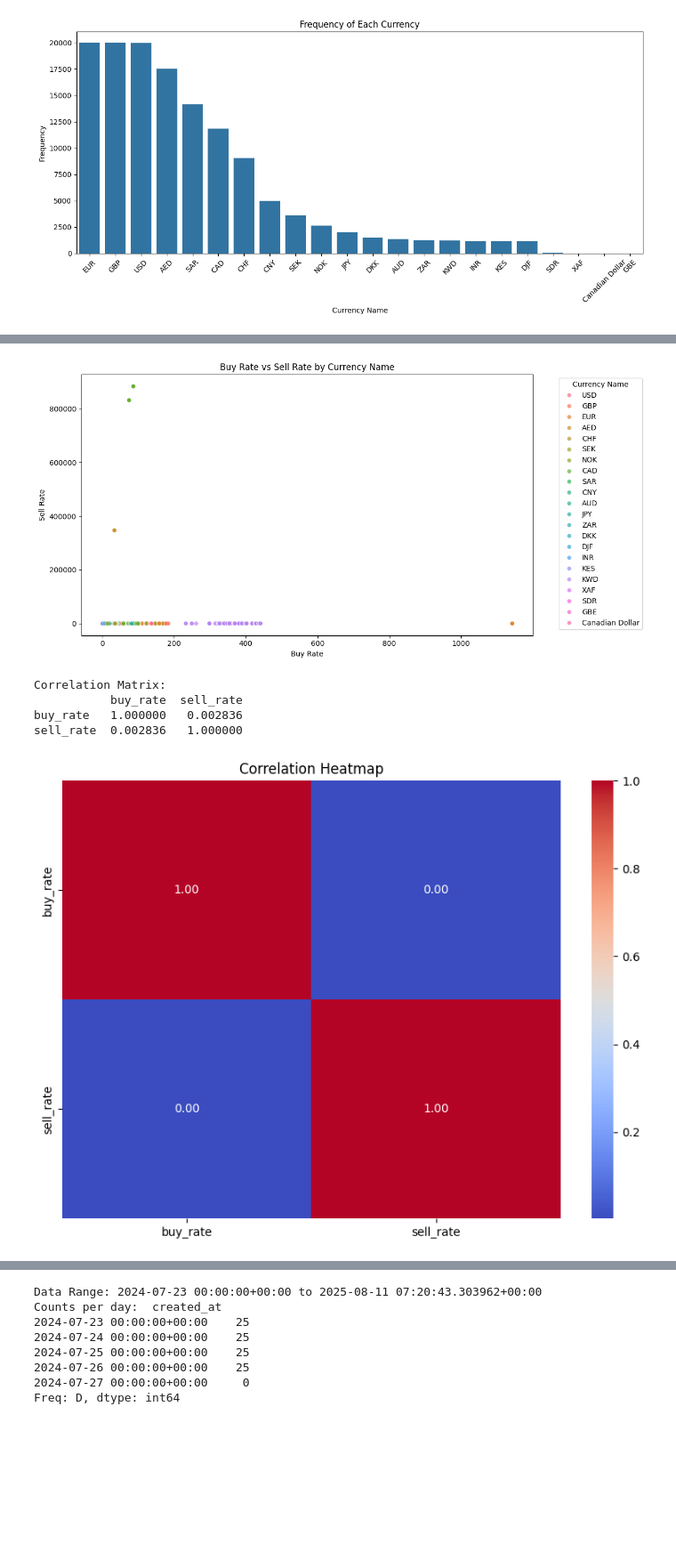
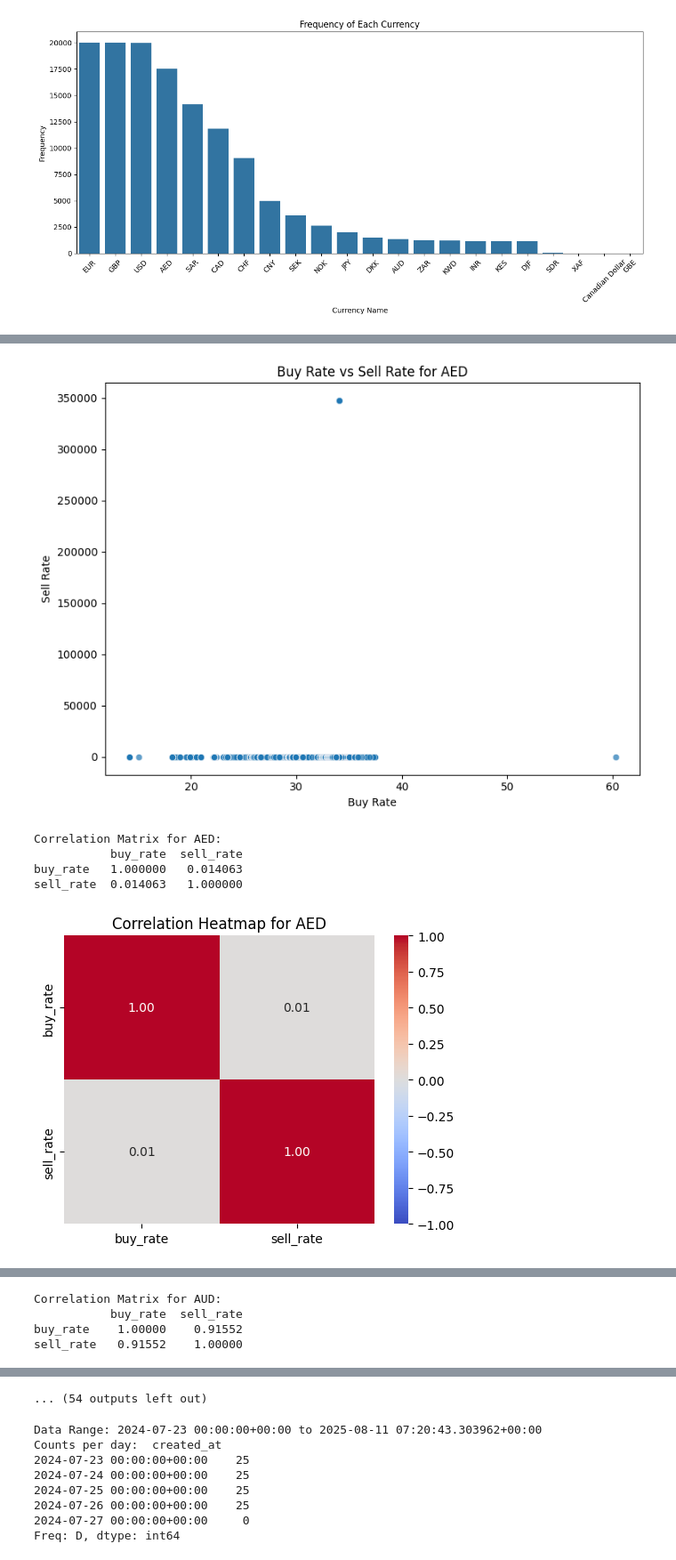
Before and after one commit to goShell3/core_exchange_eda, a Jupyter notebook: exchanges/eda.ipynb, the cells around one changed output, grey strips where cells are left out. Shown at 89% size. Cells and saved outputs as stored; diff of their text form; code cells hidden in the pictures; blank space fills up the shorter version.

```diff
--- a/exchanges/eda.ipynb
+++ b/exchanges/eda.ipynb
@@ -221,27 +206,32 @@ plt.show()
 # %%
-# Parallel analysis of buy_rate and sell_rate of each currency_name
-plt.figure(figsize=(12, 6))
-sns.scatterplot(data=df, x='buy_rate', y='sell_rate', hue='currency_name', alpha=0.7)
-plt.title('Buy Rate vs Sell Rate by Currency Name')
-plt.xlabel('Buy Rate')
-plt.ylabel('Sell Rate')
-plt.legend(title='Currency Name', bbox_to_anchor=(1.05, 1), loc='upper left')
-plt.tight_layout()
-plt.show()
+currency_list = df['currency_name'].unique()
 
-# Correlation analysis
-correlation_matrix = df[['buy_rate', 'sell_rate']].corr()
-print("\nCorrelation Matrix:")
-print(correlation_matrix)
-plt.figure(figsize=(8, 6))
-sns.heatmap(correlation_matrix, annot=True, cmap='coolwarm', fmt='.2f')
-plt.title('Correlation Heatmap')
-plt.tight_layout()
-plt.show()
+for currency in currency_list:
+        df_curr = df[df['currency_name'] == currency]
+
+        # Scatter plot: buy_rate vs sell_rate for this currency
+        plt.figure(figsize=(8,6))
+        sns.scatterplot(data=df_curr, x='buy_rate', y='sell_rate', alpha=0.7)
+        plt.title(f'Buy Rate vs Sell Rate for {currency}')
+        plt.xlabel('Buy Rate')
+        plt.ylabel('Sell Rate')
+        plt.tight_layout()
+        plt.show()
+
+        # Correlation matrix for buy_rate and sell_rate
+        corr_matrix = df_curr[['buy_rate', 'sell_rate']].corr()
+        print(f"\nCorrelation Matrix for {currency}:")
+        print(corr_matrix)
+
+        plt.figure(figsize=(5,4))
+        sns.heatmap(corr_matrix, annot=True, cmap='coolwarm', fmt='.2f', vmin=-1, vmax=1)
+        plt.title(f'Correlation Heatmap for {currency}')
+        plt.tight_layout()
+        plt.show()
 # %% [output]
-[figure, old version]
+[figure, new version]
-Correlation Matrix:
+Correlation Matrix for AED:
            buy_rate  sell_rate
-buy_rate   1.000000   0.002836
-sell_rate  0.002836   1.000000
+buy_rate   1.000000   0.014063
+sell_rate  0.014063   1.000000
-[figure, old version]
+[figure, new version]
@@ -247,0 +239,4 @@ sell_rate  0.002836   1.000000
+Correlation Matrix for AUD:
+           buy_rate  sell_rate
+buy_rate    1.00000    0.91552
+sell_rate   0.91552    1.00000
@@ -248,3 +256,4 @@ sell_rate  0.002836   1.000000
+... (54 outputs left out)
 # %%
 # time series analysis
 
```
Also changed, not shown: parts of 9 cells of this notebook, 1 other file.
